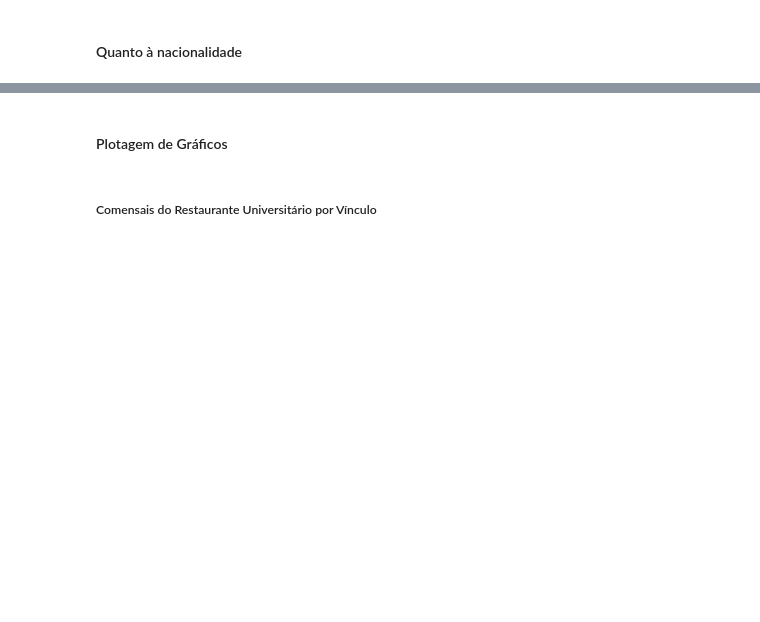
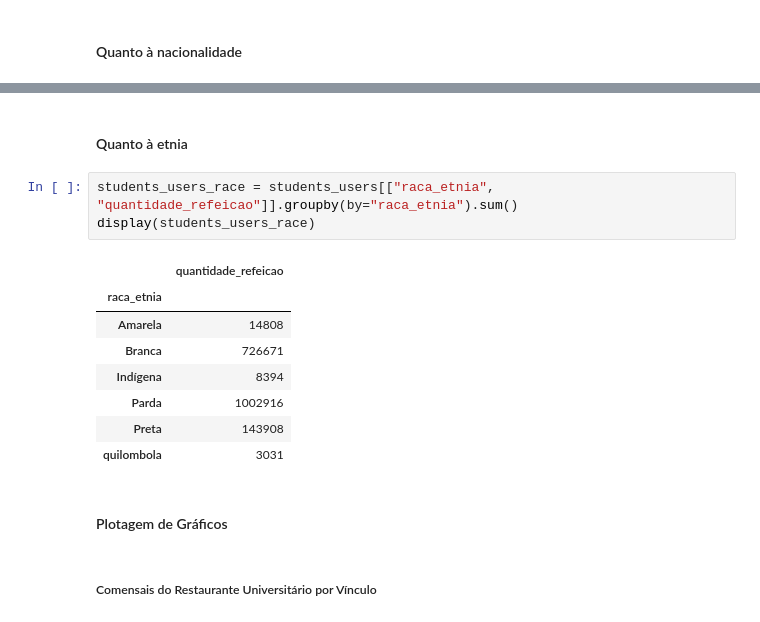
Before and after one commit to Yuri3358/comensais-ru-ufc, a Jupyter notebook: main.ipynb, the cells around one changed output, grey strips where cells are left out. Drawn from its saved outputs; the diff is of its cells as text; blank space fills up the shorter version.

```diff
--- a/main.ipynb
+++ b/main.ipynb
@@ -65,3 +51,17 @@ display(foreign_countries)
+# %% [markdown]
+#### Quanto à etnia
+# %%
+students_users_race = students_users[["raca_etnia", "quantidade_refeicao"]].groupby(by="raca_etnia").sum()
+display(students_users_race)
+# %% [output]
+|  | quantidade_refeicao |
+| raca_etnia |  |
+| Amarela | 14808 |
+| Branca | 726671 |
+| Indígena | 8394 |
+| Parda | 1002916 |
+| Preta | 143908 |
+| quilombola | 3031 |
 # %% [markdown]
 #### Plotagem de Gráficos
 # %% [markdown]
```
Also changed, not shown: parts of 5 cells of this notebook, 1 other file.
